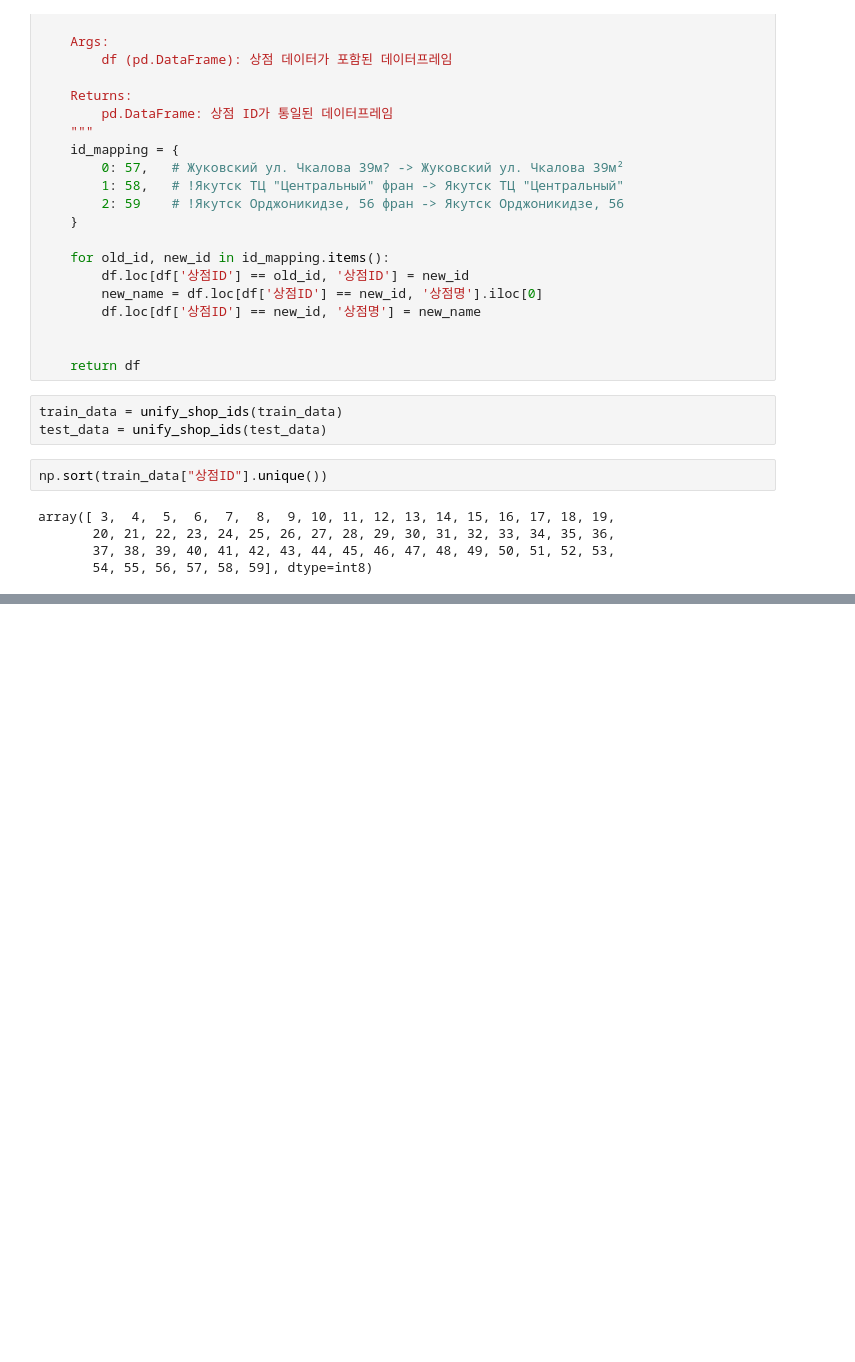
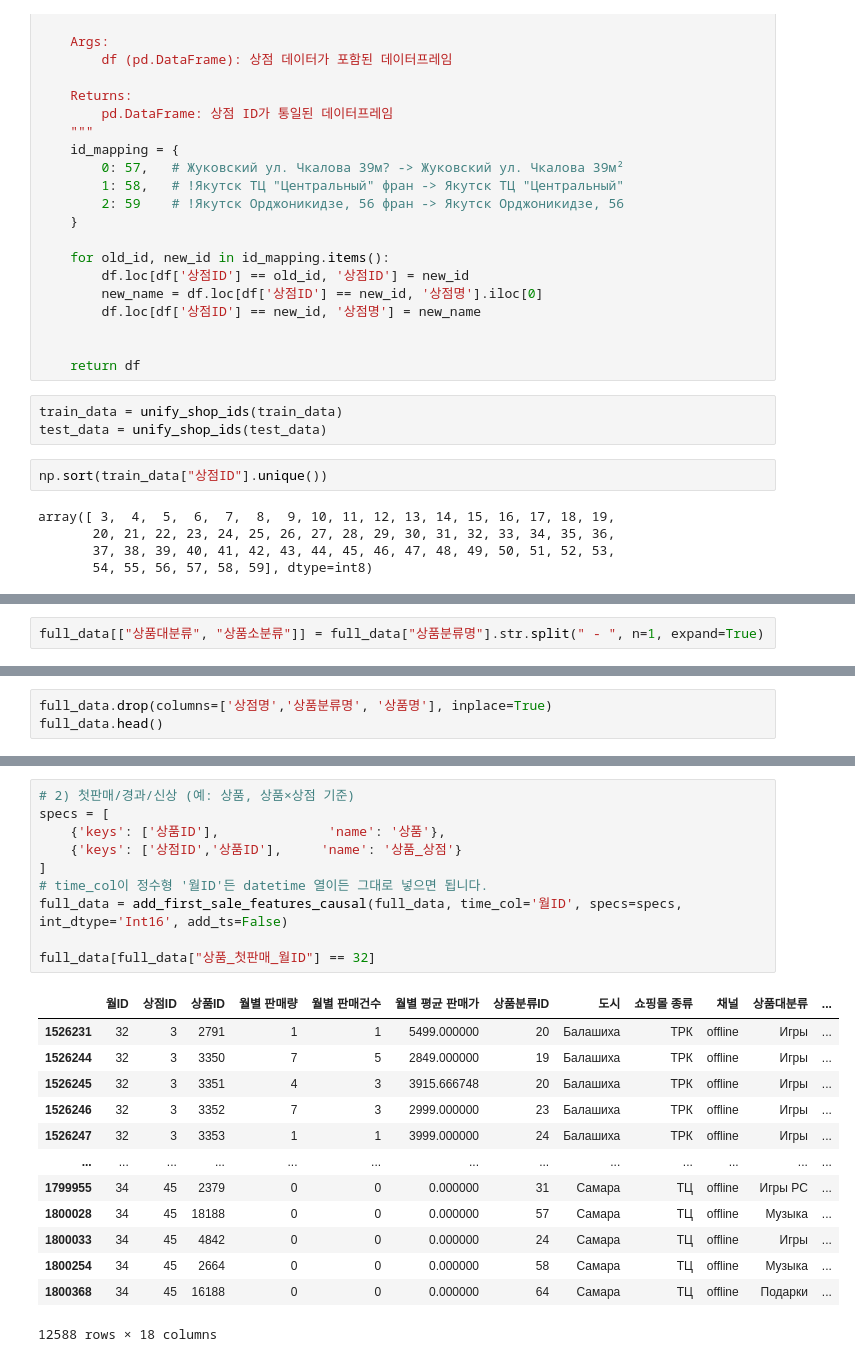
Before and after one commit to penum1227/Basic_machine_learning, a Jupyter notebook: data_preprocess.ipynb, the cells around one changed output, grey strips where cells are left out. Saved outputs shown, nothing was run; the diff lists cells and outputs as text; blank space fills up the shorter version.

```diff
--- a/data_preprocess.ipynb
+++ b/data_preprocess.ipynb
@@ -346,0 +457,2 @@ test_data.head()
+# %%
+full_data[["상품대분류", "상품소분류"]] = full_data["상품분류명"].str.split(" - ", n=1, expand=True)
@@ -346,0 +474,3 @@ test_data.head()
+# %%
+full_data.drop(columns=['상점명','상품분류명', '상품명'], inplace=True)
+full_data.head()
@@ -346,0 +550,24 @@ test_data.head()
+# %%
+# 2) 첫판매/경과/신상 (예: 상품, 상품×상점 기준)
+specs = [
+    {'keys': ['상품ID'],              'name': '상품'},
+    {'keys': ['상점ID','상품ID'],     'name': '상품_상점'}
+]
+# time_col이 정수형 '월ID'든 datetime 열이든 그대로 넣으면 됩니다.
+full_data = add_first_sale_features_causal(full_data, time_col='월ID', specs=specs, int_dtype='Int16', add_ts=False)
+
+full_data[full_data["상품_첫판매_월ID"] == 32]
+# %% [output]
+|  | 월ID | 상점ID | 상품ID | 월별 판매량 | 월별 판매건수 | 월별 평균 판매가 | 상품분류ID | 도시 | 쇼핑몰 종류 | 채널 | 상품대분류 | ... |
+| 1526231 | 32 | 3 | 2791 | 1 | 1 | 5499.000000 | 20 | Балашиха | ТРК | offline | Игры | ... |
+| 1526244 | 32 | 3 | 3350 | 7 | 5 | 2849.000000 | 19 | Балашиха | ТРК | offline | Игры | ... |
+| 1526245 | 32 | 3 | 3351 | 4 | 3 | 3915.666748 | 20 | Балашиха | ТРК | offline | Игры | ... |
+| 1526246 | 32 | 3 | 3352 | 7 | 3 | 2999.000000 | 23 | Балашиха | ТРК | offline | Игры | ... |
+| 1526247 | 32 | 3 | 3353 | 1 | 1 | 3999.000000 | 24 | Балашиха | ТРК | offline | Игры | ... |
+| ... | ... | ... | ... | ... | ... | ... | ... | ... | ... | ... | ... | ... |
+| 1799955 | 34 | 45 | 2379 | 0 | 0 | 0.000000 | 31 | Самара | ТЦ | offline | Игры PC | ... |
+| 1800028 | 34 | 45 | 18188 | 0 | 0 | 0.000000 | 57 | Самара | ТЦ | offline | Музыка | ... |
+| 1800033 | 34 | 45 | 4842 | 0 | 0 | 0.000000 | 24 | Самара | ТЦ | offline | Игры | ... |
+| 1800254 | 34 | 45 | 2664 | 0 | 0 | 0.000000 | 58 | Самара | ТЦ | offline | Музыка | ... |
+| 1800368 | 34 | 45 | 16188 | 0 | 0 | 0.000000 | 64 | Самара | ТЦ | offline | Подарки | ... |
+12588 rows × 18 columns
```
Also changed, not shown: parts of 17 cells of this notebook, 1 other file.
